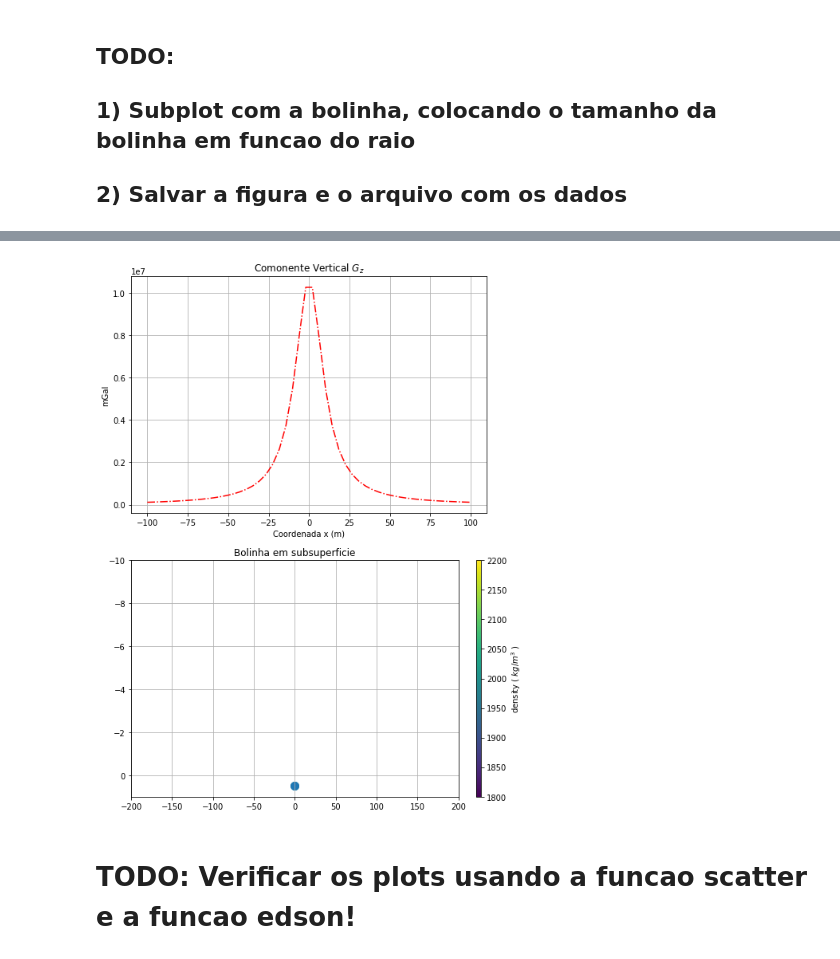
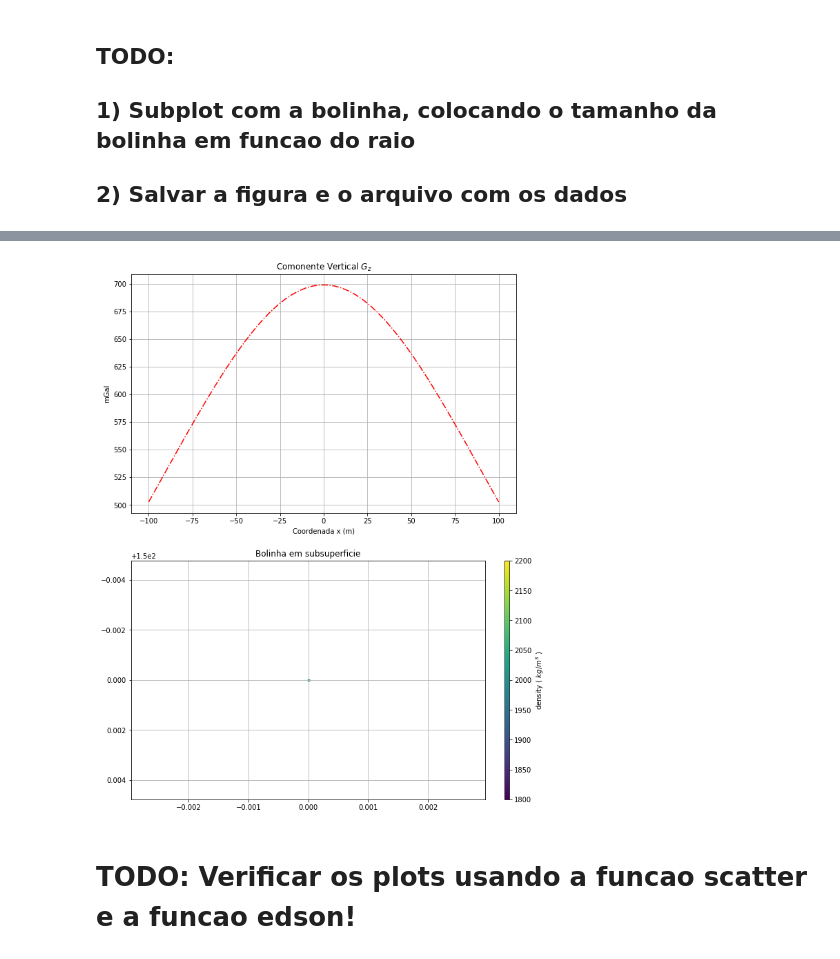
Before and after one commit to EdsonAlonso/EstagioCurricular, a Jupyter notebook: test_sphere.ipynb, the cells around one changed output, grey strips where cells are left out. Saved outputs shown, nothing was run; the diff lists cells and outputs as text; code cells hidden in the pictures.

```diff
--- a/test_sphere.ipynb
+++ b/test_sphere.ipynb
@@ -33,7 +33,8 @@ n = 50 # numero de pontos do perfil
 x = np.linspace(xmin, xmax, n, endpoint= True ) # coordenadas x do perfil
 
 # altura das medidas:
-z = -10.0
+#k = np.linspace(-10,10)
+z = -10
 # %%
 # definicao das coordenadas do perfil sintetico via edson brain!
 coord = list(range(10))   #Estou supondo 10 Gravímetros pois me parece um bom número para conferir o funcionamento do programa.
@@ -50,8 +51,8 @@ pi = np.pi
 # %%
 # Definicao das propriedades da fonte esferica:
 xc = 0.0 # metros
-zc = 0.5 # metros
-raio = 100.0 # metros
+zc = 150 # metros
+raio = 10.0 # metros
 rho = 2000.0 # kg/m3
 # volume da fonte
 V = (4.0/3.0) * pi * raio**3 * rho
@@ -125,31 +125,26 @@ plt.show()
 # %%
 #### Utilizando a funcao scatter (alternativamente):
-plt.figure(figsize=(8,12))
+plt.figure(figsize=(10,14))
 plt.subplot(2,1,1)
 plt.plot(x,gz,'r-.')
 plt.title('Comonente Vertical $G_z$')
 plt.xlabel('Coordenada x (m)')
 plt.ylabel('mGal')
 plt.grid()
 
 ############# PLOT DA FONTE PONTUAL #################################
-
 plt.subplot(2,1,2)
 plt.title('Bolinha em subsuperficie')
-
-p = plt.scatter(xc, zc, s=raio, c=rho )
+p = plt.scatter(xc, zc, c=rho,marker='.')
 cbar = plt.colorbar(p, aspect=50, fraction = 0.03, orientation="vertical")
 cbar.set_label('density ( $ kg/m^{3}$ )',fontsize=10, rotation = 90)
-plt.scatter(xc, zc, s=raio)
 plt.grid()
-plt.xlim( (-2.0*raio,2.0*raio) )
-plt.ylim( (z, 2.0*zc ) )
+#plt.xlim( (-2.0*raio,2*raio) )
+#plt.ylim( (z,2.0*zc ) )
 plt.gca().invert_yaxis()
-#plt.savefig('TODO_022.pdf', dpi=300, transparent=True, bbox_inches='tight')
 plt.savefig('TODO_023.pdf', dpi=300, transparent=True, bbox_inches='tight')
-
 plt.show()
 # %% [output]
-[figure, old version]
+[figure, new version]
 # %% [markdown]
 # TODO: Verificar os plots usando a funcao scatter e a funcao edson!
```
Also changed, not shown: parts of 3 cells of this notebook.
